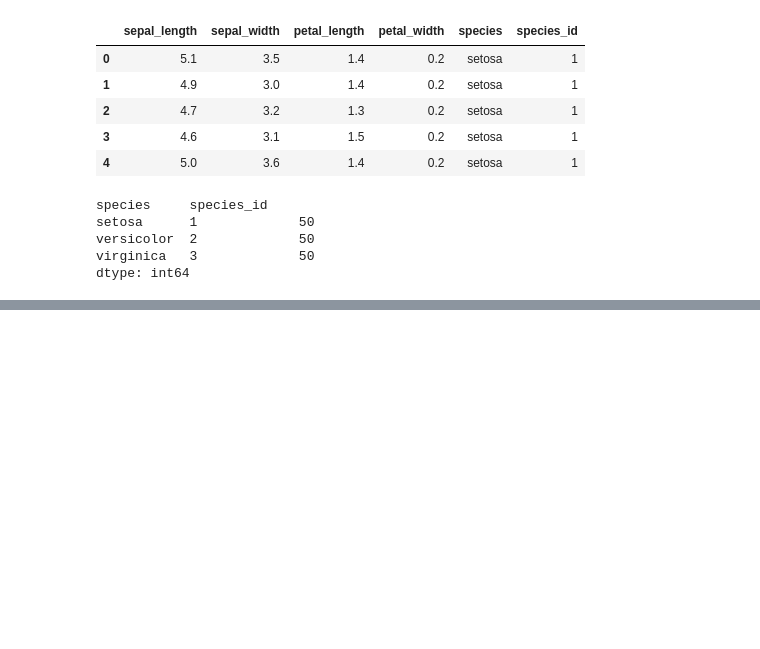
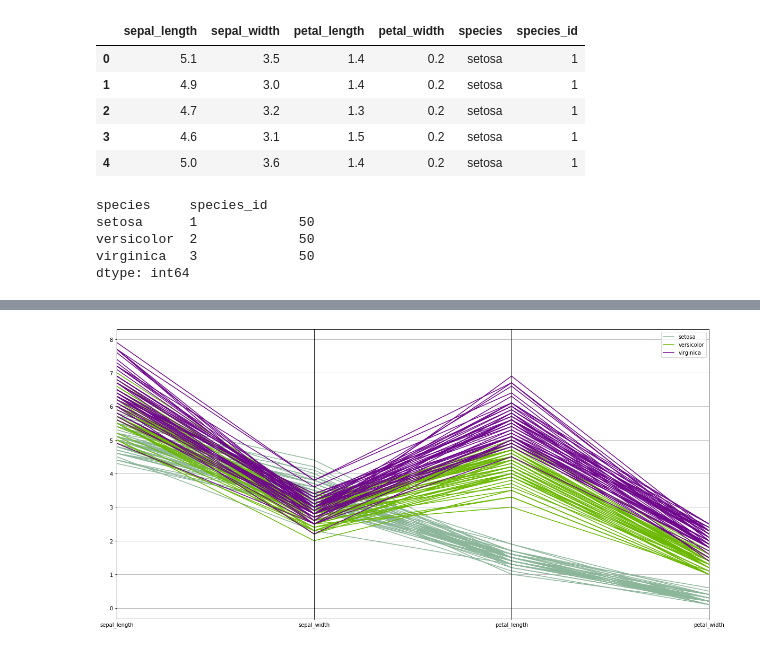
Before and after one commit to ernesto-miguez/UOC, a Jupyter notebook: Visualización de datos/PEC2.ipynb, the cells around one changed output, grey strips where cells are left out. Cells and saved outputs as stored; diff of their text form; code cells hidden in the pictures; blank space fills up the shorter version.

```diff
--- a/Visualización de datos/PEC2.ipynb
+++ b/Visualización de datos/PEC2.ipynb
@@ -28,3 +29,16 @@ fig = px.parallel_coordinates(df, color="species_id",
 fig.show()
 # %% [output]
 [interactive output not drawn]
+# %%
+import pandas as pd
+import matplotlib.pyplot as plt
+from pandas.plotting import parallel_coordinates
+
+
+fig = plt.figure(figsize= (20,10))
+parallel_coordinates(df, class_column='species',
+                     cols=['sepal_length', 'sepal_width', 'petal_length', 'petal_width']
+                     )
+fig.show()
+# %% [output]
+[figure, added]
```
Also changed, not shown: parts of 1 cell of this notebook.
